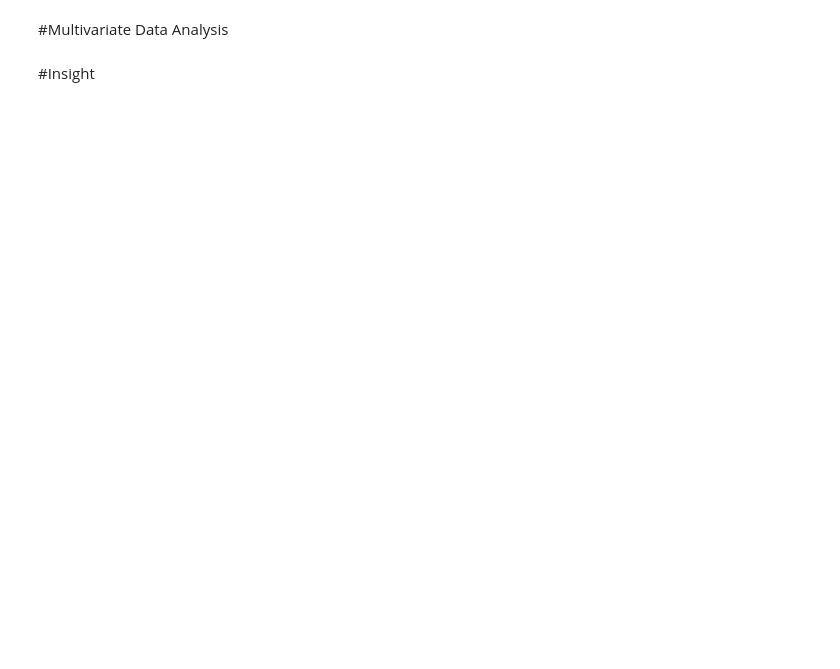
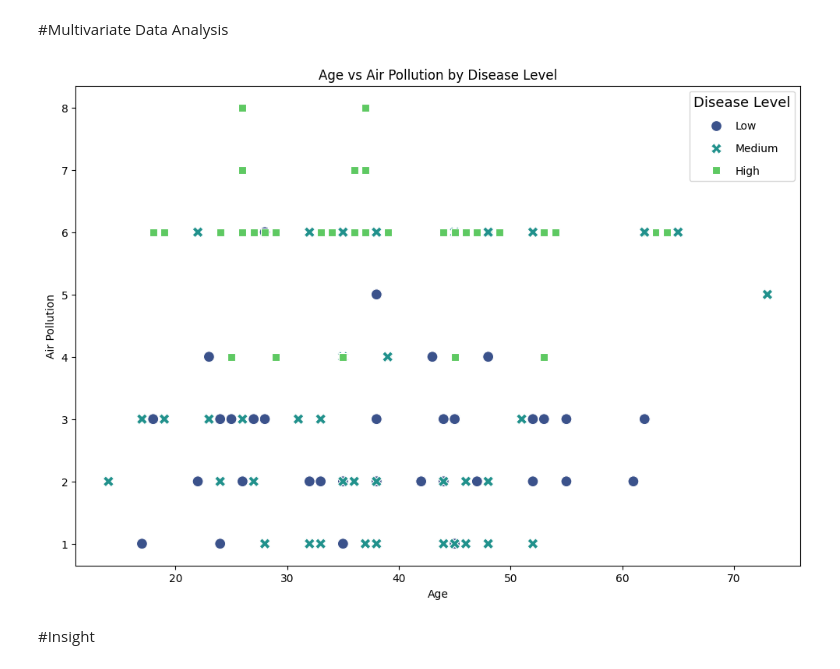
Before and after one commit to mazenbuk/intern, a Jupyter notebook: intern.ipynb, the cells around one changed output. Saved outputs shown, nothing was run; the diff lists cells and outputs as text; code cells hidden in the pictures; blank space fills up the shorter version.

```diff
--- a/intern.ipynb
+++ b/intern.ipynb
@@ -113,2 +130,12 @@ plt.show()
+# %%
+plt.figure(figsize=(12, 8))
+sns.scatterplot(data=data, x='Age', y='Air Pollution', hue='Level', palette='viridis', style='Level', s=100)
+plt.title('Age vs Air Pollution by Disease Level')
+plt.xlabel('Age')
+plt.ylabel('Air Pollution')
+plt.legend(title='Disease Level', title_fontsize='13', labelspacing=1.05)
+plt.show()
+# %% [output]
+[figure, added]
 # %% [markdown]
 #Insight
```
Also changed, not shown: parts of 3 cells of this notebook.
